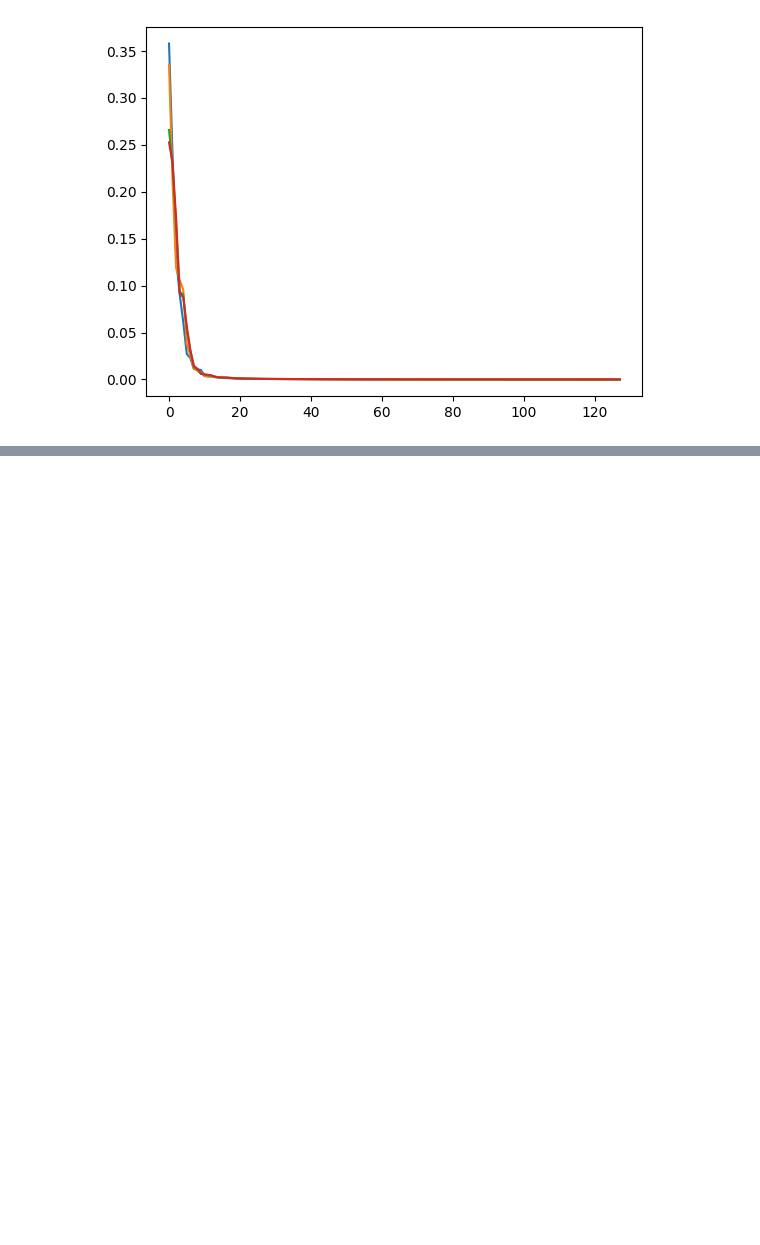
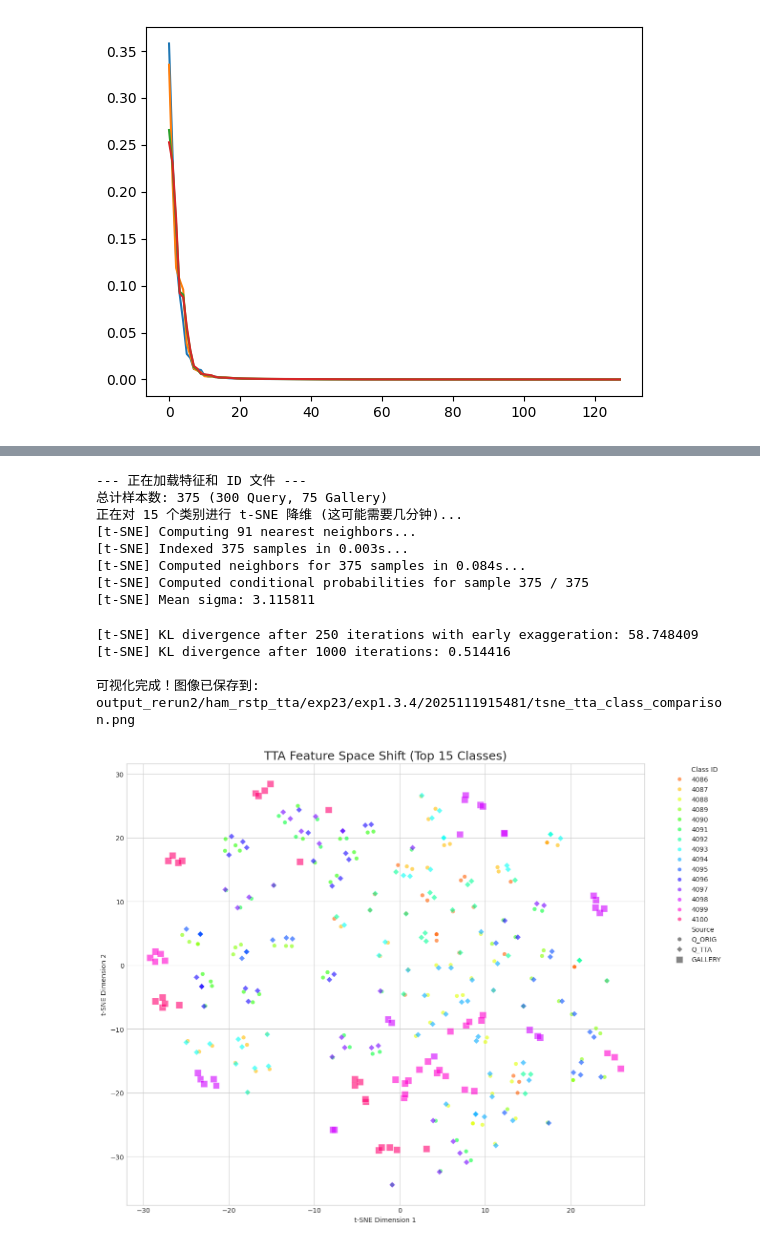
Before and after one commit to nkuzjh/IRRA, a Jupyter notebook: debug2.ipynb, the cells around one changed output, grey strips where cells are left out. Drawn from its saved outputs; the diff is of its cells as text; code cells hidden in the pictures; blank space fills up the shorter version.

```diff
--- a/debug2.ipynb
+++ b/debug2.ipynb
@@ -1009,0 +1289,30 @@ plt.plot(F.softmax(topk_cos_sims_wo_norm_60[0], dim=-1))
+# %%
+
+# ⚠️ 请将此处替换为你的实际输出目录，即保存 npy 文件的目录
+your_output_dir = 'output_rerun2/ham_rstp_tta/exp23/exp1.3.4/2025111915481'
+
+# 确保你的输出目录存在
+if not os.path.exists(your_output_dir):
+    print(f"请检查目录 {your_output_dir} 是否存在并包含所有 .npy 文件。")
+    # 为演示，此处应有创建 dummy files 的代码，但我们假设用户会替换路径。
+else:
+    # 可视化最常出现的 15 个类别
+    visualize_tta_feature_shifts(
+        your_output_dir,
+        n_classes_to_plot=15,
+        random_sample_per_class=10
+    )
+# %% [output]
+--- 正在加载特征和 ID 文件 ---
+总计样本数: 375 (300 Query, 75 Gallery)
+正在对 15 个类别进行 t-SNE 降维 (这可能需要几分钟)...
+[t-SNE] Computing 91 nearest neighbors...
+[t-SNE] Indexed 375 samples in 0.003s...
+[t-SNE] Computed neighbors for 375 samples in 0.084s...
+[t-SNE] Computed conditional probabilities for sample 375 / 375
+[t-SNE] Mean sigma: 3.115811
+[t-SNE] KL divergence after 250 iterations with early exaggeration: 58.748409
+[t-SNE] KL divergence after 1000 iterations: 0.514416
+
+可视化完成！图像已保存到: output_rerun2/ham_rstp_tta/exp23/exp1.3.4/2025111915481/tsne_tta_class_comparison.png
+[figure, added]
```
Also changed, not shown: parts of 24 cells of this notebook, 15 other files.
